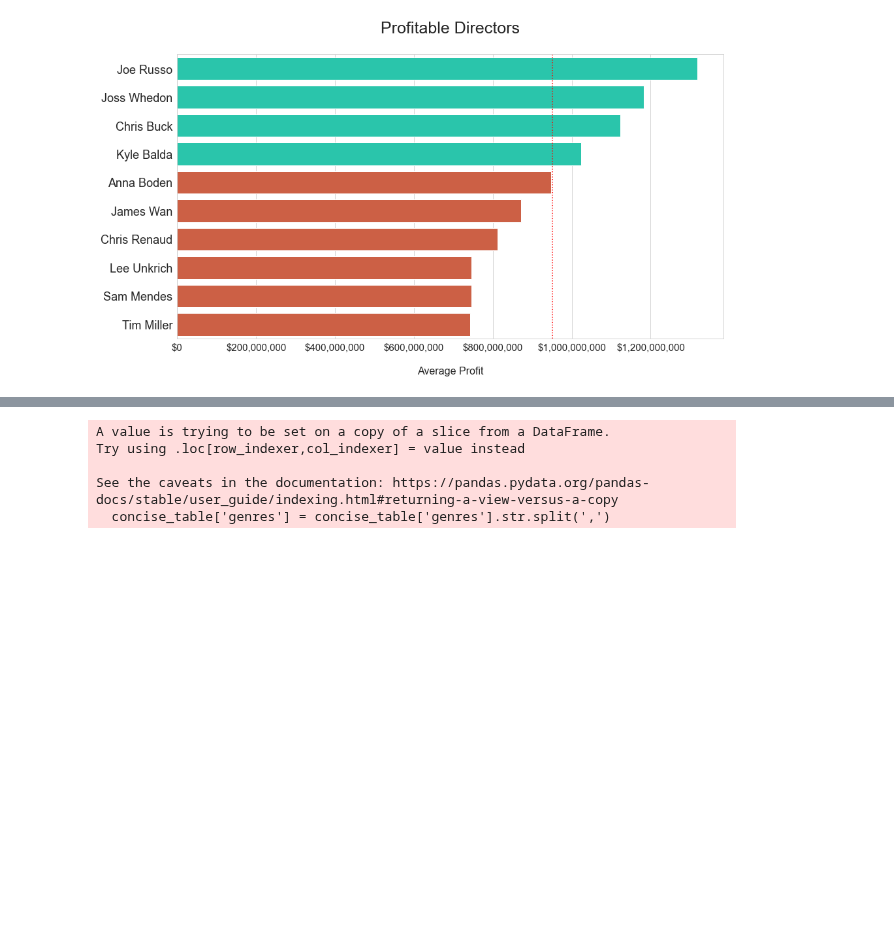
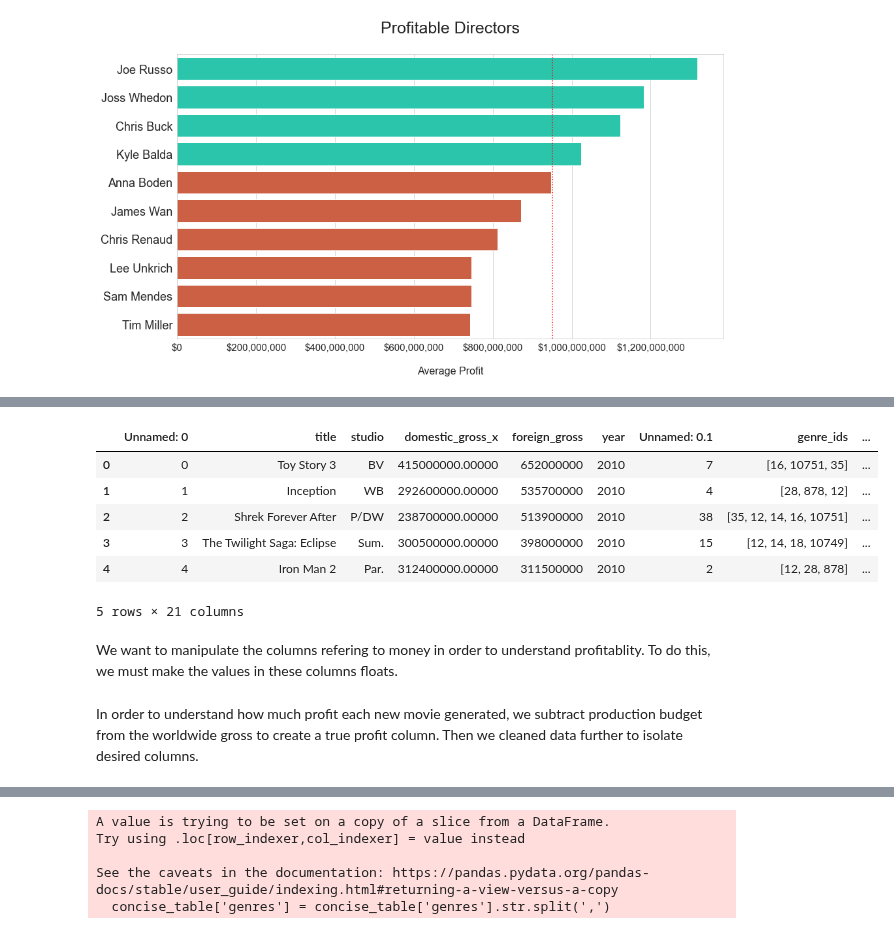
Before and after one commit to dcruzven/Movie-Analysis-Project, a Jupyter notebook: final_notebook.ipynb, the cells around one changed output, grey strips where cells are left out. Cells and saved outputs as stored; diff of their text form; code cells hidden in the pictures; blank space fills up the shorter version.

```diff
--- a/final_notebook.ipynb
+++ b/final_notebook.ipynb
@@ -390,7 +444,20 @@ imdb_df_new = imdb_df.drop(columns = ['Unnamed: 0', 'primary_title', 'movie_id.1
 # %%
 movies_df = pd.read_csv('https://raw.githubusercontent.com/vimixy/Movie-Analysis-Project/main/movie_info')
+movies_df.head()
+# %% [output]
+|  | Unnamed: 0 | title | studio | domestic_gross_x | foreign_gross | year | Unnamed: 0.1 | genre_ids | ... |
+| 0 | 0 | Toy Story 3 | BV | 415000000.00000 | 652000000 | 2010 | 7 | [16, 10751, 35] | ... |
+| 1 | 1 | Inception | WB | 292600000.00000 | 535700000 | 2010 | 4 | [28, 878, 12] | ... |
+| 2 | 2 | Shrek Forever After | P/DW | 238700000.00000 | 513900000 | 2010 | 38 | [35, 12, 14, 16, 10751] | ... |
+| 3 | 3 | The Twilight Saga: Eclipse | Sum. | 300500000.00000 | 398000000 | 2010 | 15 | [12, 14, 18, 10749] | ... |
+| 4 | 4 | Iron Man 2 | Par. | 312400000.00000 | 311500000 | 2010 | 2 | [12, 28, 878] | ... |
+5 rows × 21 columns
+# %% [markdown]
+We want to manipulate the columns refering to money in order to understand profitablity. To do this, we must make the values in these columns floats.
 # %%
 movies_df[['production_budget', 'domestic_gross_y', 'worldwide_gross']] = movies_df[['production_budget', 'domestic_gross_y', 'worldwide_gross']].replace(r'[^.0-9]', '', regex = True).astype(float)
+# %% [markdown]
+In order to understand how much profit each new movie generated, we subtract production budget from the worldwide gross to create a true profit column. Then we cleaned data further to isolate desired columns.
 # %%
 movies_df['Profit'] = movies_df['worldwide_gross'] - movies_df['production_budget']
 # %%
```
Also changed, not shown: parts of 46 cells of this notebook.
